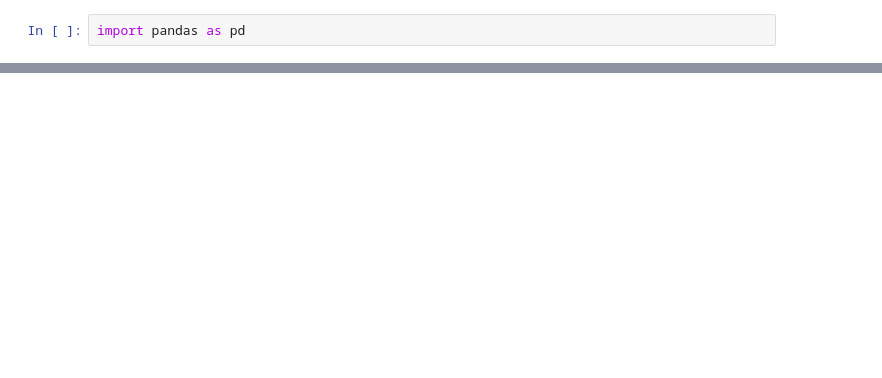
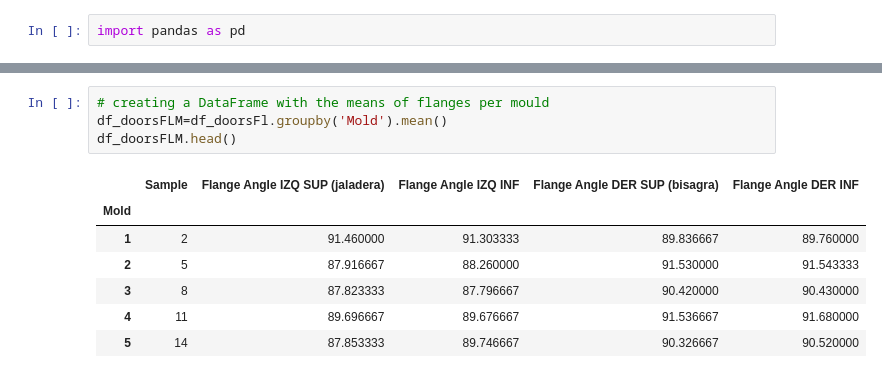
Before and after one commit to RSalgadoAyala/IBM-Training, a Jupyter notebook: TestGit.ipynb, the cells around one changed output, grey strips where cells are left out. Saved outputs shown, nothing was run; the diff lists cells and outputs as text; blank space fills up the shorter version.

```diff
--- a/TestGit.ipynb
+++ b/TestGit.ipynb
@@ -16,0 +62,12 @@ df_doors.head()
+# %%
+# creating a DataFrame with the means of flanges per mould
+df_doorsFLM=df_doorsFl.groupby('Mold').mean()
+df_doorsFLM.head()
+# %% [output]
+|  | Sample | Flange Angle IZQ SUP (jaladera) | Flange Angle IZQ INF | Flange Angle DER SUP (bisagra) | Flange Angle DER INF |
+| Mold |  |  |  |  |  |
+| 1 | 2 | 91.460000 | 91.303333 | 89.836667 | 89.760000 |
+| 2 | 5 | 87.916667 | 88.260000 | 91.530000 | 91.543333 |
+| 3 | 8 | 87.823333 | 87.796667 | 90.420000 | 90.430000 |
+| 4 | 11 | 89.696667 | 89.676667 | 91.536667 | 91.680000 |
+| 5 | 14 | 87.853333 | 89.746667 | 90.326667 | 90.520000 |
```
Also changed, not shown: parts of 7 cells of this notebook.
